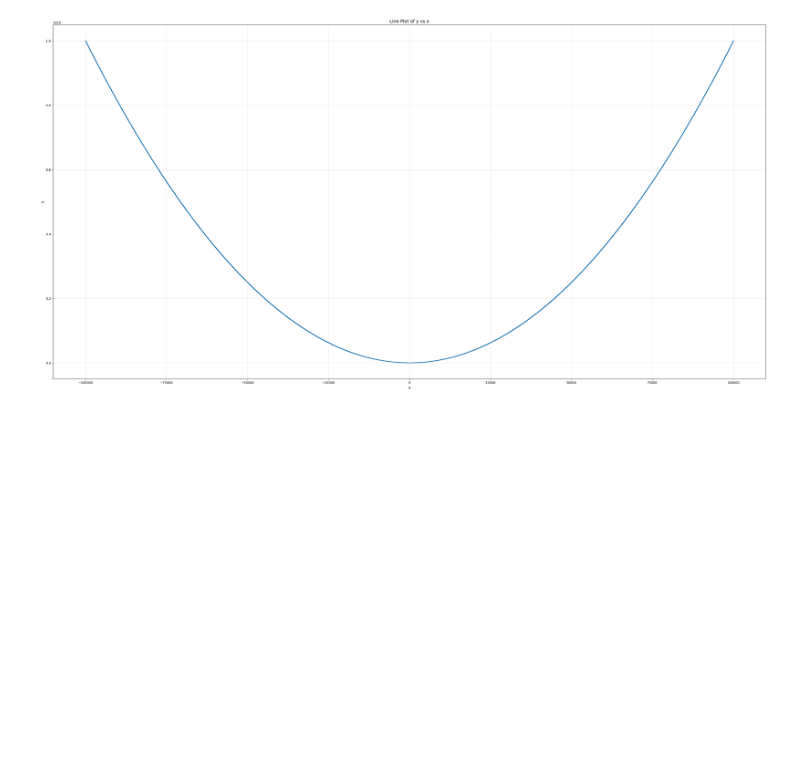
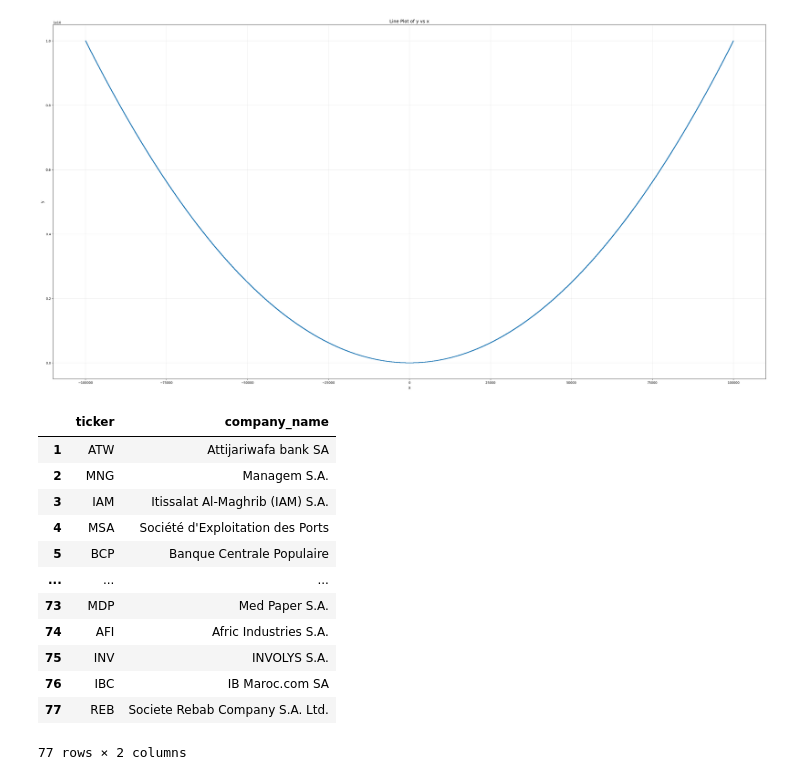
Before and after one commit to Fahadsule/AFRICAN-QUANT-PROJECT-ROBUST-VERSION, a Jupyter notebook: temp.ipynb, the cells around one changed output. Cells and saved outputs as stored; diff of their text form; code cells hidden in the pictures; blank space fills up the shorter version.

```diff
--- a/temp.ipynb
+++ b/temp.ipynb
@@ -55,3 +55,24 @@ plt.show()
 [1.00000000e+10 9.99999800e+09 9.99999600e+09 ... 9.99999598e+09
  9.99999798e+09 9.99999998e+09]
 [figure]
+# %%
+import pandas as pd
+df=pd.read_csv("BVC/bvc_datalinks.csv", delimiter="\t")
+df=df[['No.','Symbol']]
+df.rename(columns={'No.':'ticker',
+                   'Symbol':'company_name'},inplace=True)
+df
+# %% [output]
+|  | ticker | company_name |
+| 1 | ATW | Attijariwafa bank SA |
+| 2 | MNG | Managem S.A. |
+| 3 | IAM | Itissalat Al-Maghrib (IAM) S.A. |
+| 4 | MSA | Société d'Exploitation des Ports |
+| 5 | BCP | Banque Centrale Populaire |
+| ... | ... | ... |
+| 73 | MDP | Med Paper S.A. |
+| 74 | AFI | Afric Industries S.A. |
+| 75 | INV | INVOLYS S.A. |
+| 76 | IBC | IB Maroc.com SA |
+| 77 | REB | Societe Rebab Company S.A. Ltd. |
+77 rows × 2 columns
```
Also changed, not shown: 3 other files.
